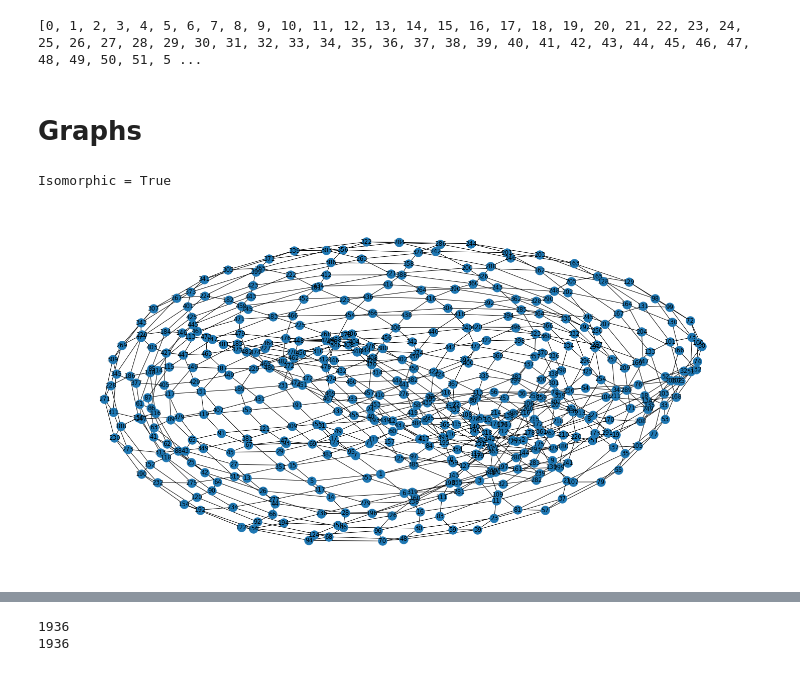
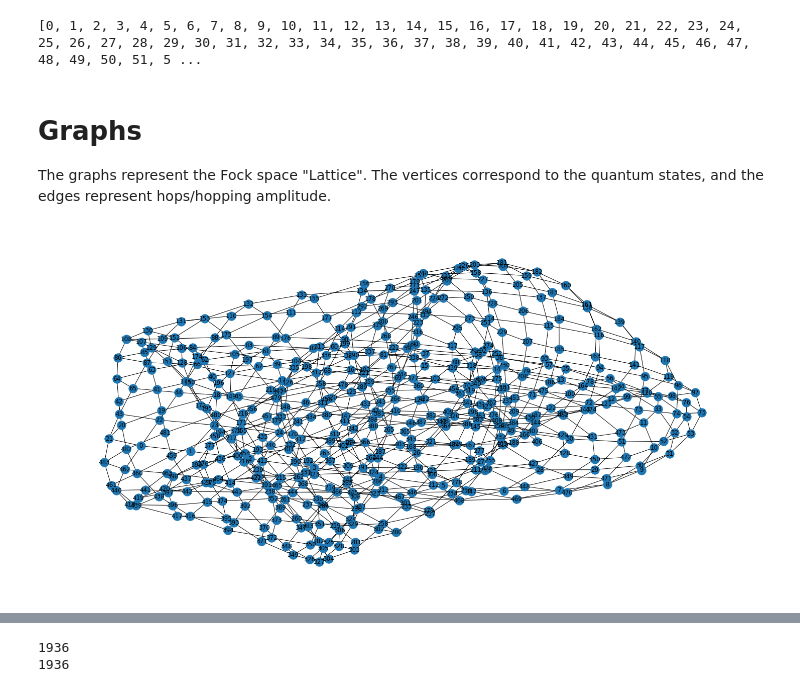
Before and after one commit to karakashdeep/many-few-body-model-simulations, a Jupyter notebook: plotter.ipynb, the cells around one changed output, grey strips where cells are left out. Saved outputs shown, nothing was run; the diff lists cells and outputs as text; code cells hidden in the pictures.

```diff
--- a/plotter.ipynb
+++ b/plotter.ipynb
@@ -138,8 +138,9 @@ Bandwidth= 43
 np.save('fort1.npy', arr1)
 # %%
 #spec_plotter_custom(rcm_arr1,plot=True)
-# %% [markdown]
-# Graphs
+# %% [markdown]
+# Graphs
+The graphs represent the Fock space "Lattice". The vertices correspond to the quantum states, and the edges represent hops/hopping amplitude.
 # %%
 #g1 = plot_adj_2_graph(arr1)
 #nx.draw(g,)
@@ -151,10 +152,3 @@ np.save('fort1.npy', arr1)
 #G  = nx.Graph()
 #G= nx.from_edgelist(nx.bfs_edges(g1,0))
 #nx.draw(G,with_labels  =True)
-# %%
-g2 = plot_adj_2_graph(rcm_arr1)
-#nx.draw(g)
-print("Isomorphic =",nx.could_be_isomorphic(g1,g2))
-# %% [output]
-Isomorphic = True
-[figure, removed]
@@ -165,0 +155,4 @@ Isomorphic = True
+# %%
+g1 = plot_adj_2_graph(arr1) #Fock space lattice for 2d TBM with NN hops.
+# %% [output]
+[figure, added]
```
Also changed, not shown: parts of 2 cells of this notebook.
